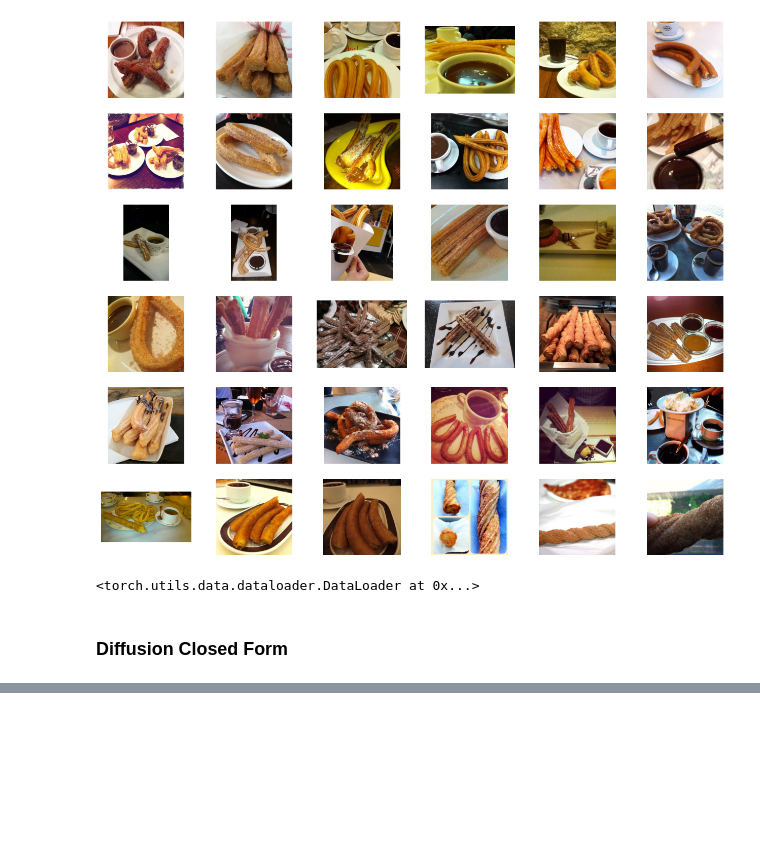
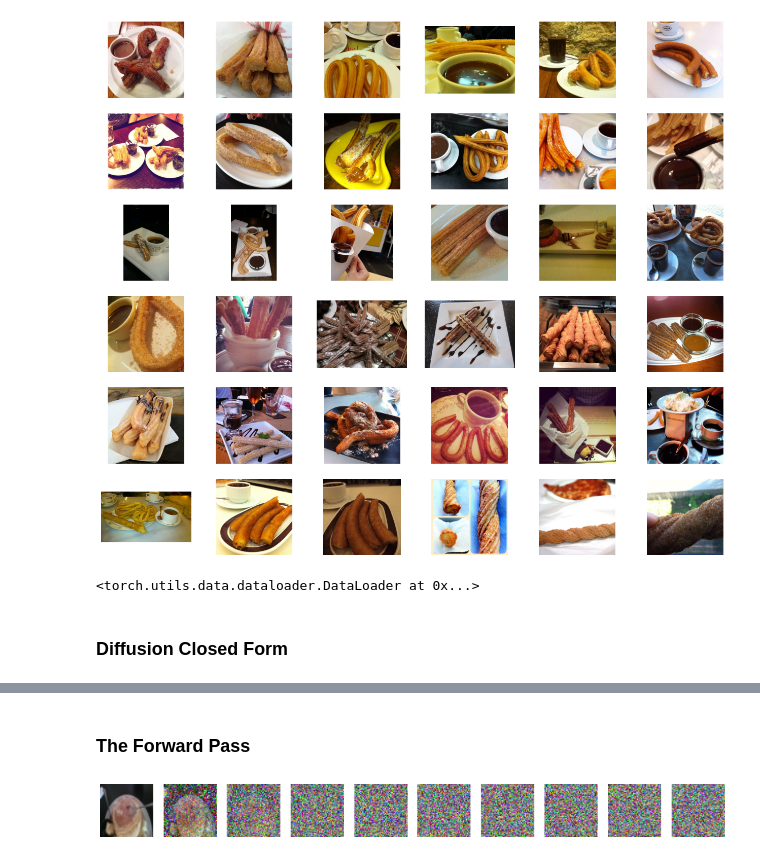
Before and after one commit to kanavgoyal898/noisOut, a Jupyter notebook: test.ipynb, the cells around one changed output, grey strips where cells are left out. Saved outputs shown, nothing was run; the diff lists cells and outputs as text; code cells hidden in the pictures; blank space fills up the shorter version.

Commit message:
forward pass

```diff
--- a/test.ipynb
+++ b/test.ipynb
@@ -128,0 +139,35 @@ array([30, 78,  2, 75, 17, 18, 40, 30, 25, 81, 90, 44, 78, 27, 57, 73, 72,
+# %% [markdown]
+### **The Forward Pass**
+# %%
+def forward_diffusion(x_0, t, device='cpu'):
+    B, C, H, W = x_0.shape
+
+    t = t.repeat(B)
+    noise = torch.randn_like(x_0)
+    sqrt_alphas_cumprod_t = sqrt_alphas_cumprod[t]
+    sqrt_one_minus_alphas_cumprod_t = sqrt_one_minus_alphas_cumprod[t]
+
+    for _ in range(len(x_0.shape)-1):
+        sqrt_alphas_cumprod_t = sqrt_alphas_cumprod_t.unsqueeze(-1)
+        sqrt_one_minus_alphas_cumprod_t = sqrt_one_minus_alphas_cumprod_t.unsqueeze(-1)
+
+    # re-parameterization trick
+    return sqrt_alphas_cumprod_t.to(device) * x_0.to(device) + sqrt_one_minus_alphas_cumprod_t.to(device) * noise.to(device), noise.to(device)
+# %%
+batch = next(iter(dataloader))
+batch_images = batch[0]
+batch_labels = batch[1]
+
+num_images = 10
+step_size = T // num_images
+
+pictures = []
+for idx, t in enumerate(range(0, T, step_size)):
+    t = torch.tensor([t])
+    images, noises = forward_diffusion(batch_images, t)
+    image = load_reverse_transformed_dataset(images)
+    pictures.append(image)
+
+show_images(pictures)
+# %% [output]
+[figure, added]
```
Also changed, not shown: parts of 3 cells of this notebook.
